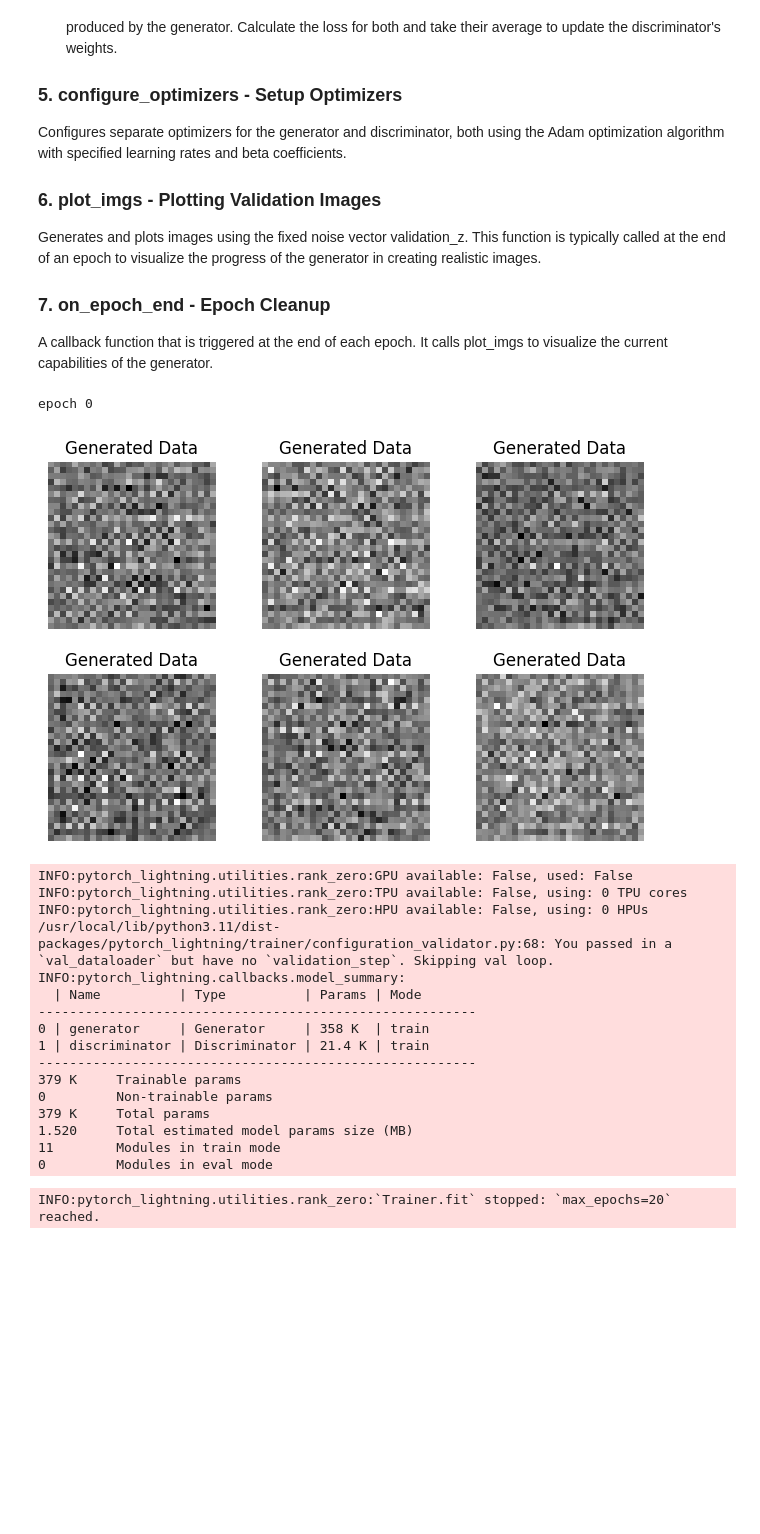
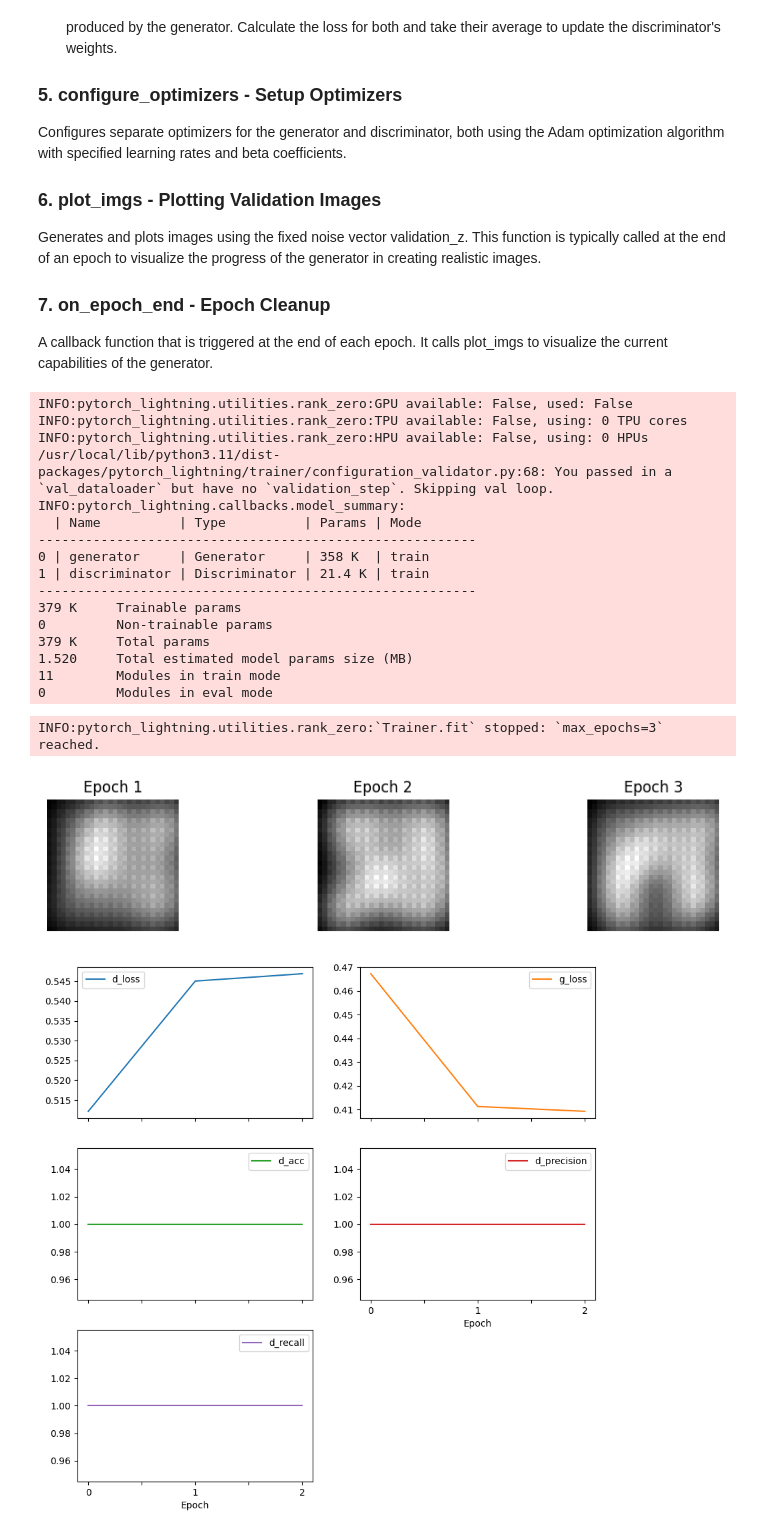
Before and after one commit to benwynia/CNNs, a Jupyter notebook: MNIST_CNN.ipynb, the cells around one changed output. Drawn from its saved outputs; the diff is of its cells as text; code cells hidden in the pictures; blank space fills up the shorter version.

```diff
--- a/MNIST_CNN.ipynb
+++ b/MNIST_CNN.ipynb
@@ -314,29 +341,26 @@ class GAN(pl.LightningModule):
 # %%
 dm = MNISTDataModule()
 model = GAN()
-# %%
-model.plot_imgs()
-# %% [output]
-epoch 0
-[figure, removed]
 # %%
-trainer = pl.Trainer(accelerator="cpu", max_epochs=20) # Replace 'gpus' with 'accelerator' and 'devices'
+trainer = pl.Trainer(accelerator="cpu", max_epochs=3) # Replace 'gpus' with 'accelerator' and 'devices'
 trainer.fit(model, dm)
 # %% [output]
 INFO:pytorch_lightning.utilities.rank_zero:GPU available: False, used: False
 INFO:pytorch_lightning.utilities.rank_zero:TPU available: False, using: 0 TPU cores
 INFO:pytorch_lightning.utilities.rank_zero:HPU available: False, using: 0 HPUs
 /usr/local/lib/python3.11/dist-packages/pytorch_lightning/trainer/configuration_validator.py:68: You passed in a `val_dataloader` but have no `validation_step`. Skipping val loop.
 INFO:pytorch_lightning.callbacks.model_summary:
   | Name          | Type          | Params | Mode
 --------------------------------------------------------
 0 | generator     | Generator     | 358 K  | train
 1 | discriminator | Discriminator | 21.4 K | train
 --------------------------------------------------------
 379 K     Trainable params
 0         Non-trainable params
 379 K     Total params
 1.520     Total estimated model params size (MB)
 11        Modules in train mode
 0         Modules in eval mode
-INFO:pytorch_lightning.utilities.rank_zero:`Trainer.fit` stopped: `max_epochs=20` reached.
+INFO:pytorch_lightning.utilities.rank_zero:`Trainer.fit` stopped: `max_epochs=3` reached.
+[figure, added]
+[figure, added]
```
Also changed, not shown: parts of 4 cells of this notebook.
